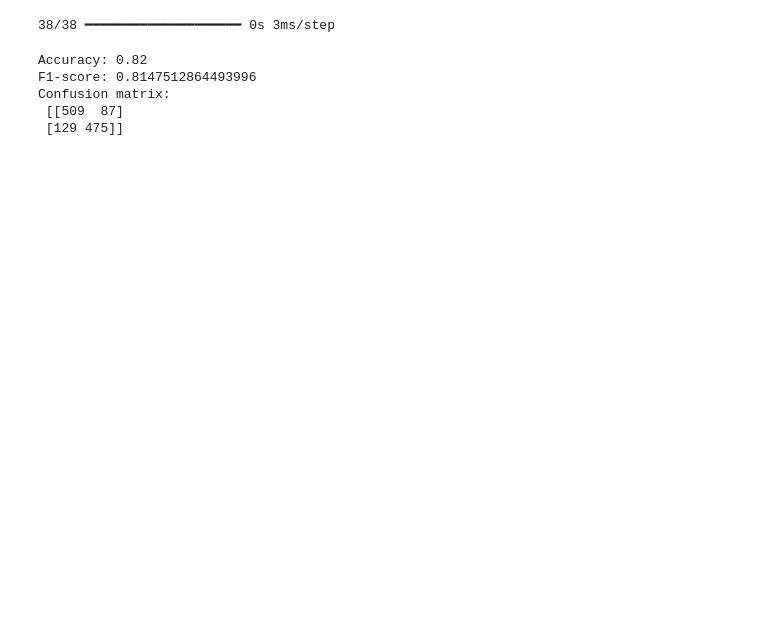
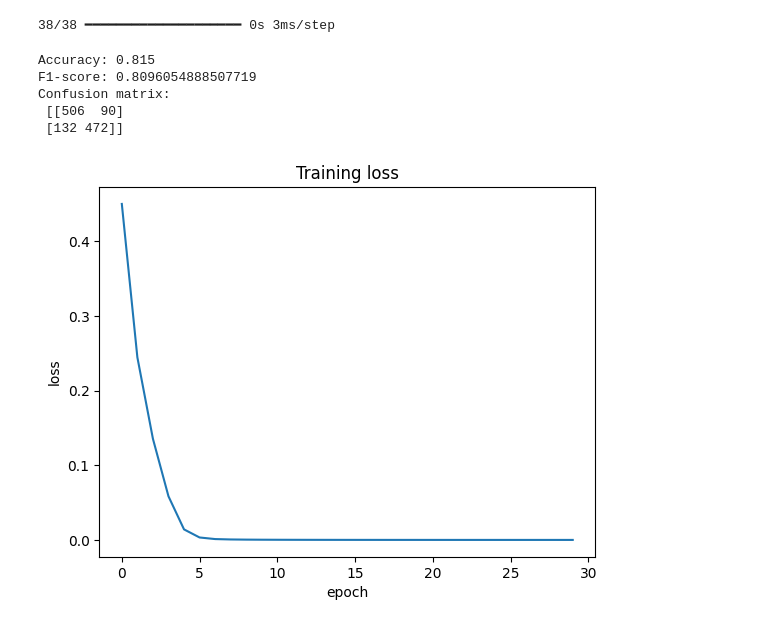
Before and after one commit to Avvicii/MLEE-assignment, a Jupyter notebook: LOS_NLOS_with_PCA.ipynb, the cells around one changed output. Saved outputs shown, nothing was run; the diff lists cells and outputs as text; code cells hidden in the pictures; blank space fills up the shorter version.

```diff
--- a/LOS_NLOS_with_PCA.ipynb
+++ b/LOS_NLOS_with_PCA.ipynb
@@ -40,8 +40,7 @@ scaler = StandardScaler()
 x_train_scaled = scaler.fit_transform(x_train)
 x_test_scaled = scaler.transform(x_test)
 # %%
-pca = PCA(n_components=0.88
-          )
+pca = PCA(n_components=0.88)
 pca.fit(x_train_scaled)
 # %% [output]
 PCA(n_components=0.88)
@@ -75,6 +74,6 @@ Model: "sequential_9"
  Trainable params: 42,689 (166.75 KB)
  Non-trainable params: 0 (0.00 B)
 # %%
-model.fit(x_train_pca, y_train, epochs=30, batch_size=16, validation_split=0.1, verbose=1)
+history = model.fit(x_train_pca, y_train, epochs=30, batch_size=16, validation_split=0.1, verbose=1)
 # %% [output]
 Epoch 1/30
@@ -104,8 +102,18 @@ print("Accuracy:", accuracy_score(y_test, y_pred))
 print("F1-score:", f1_score(y_test, y_pred))
 print("Confusion matrix:\n", confusion_matrix(y_test, y_pred))
 # %% [output]
-Accuracy: 0.82
-F1-score: 0.8147512864493996
+Accuracy: 0.815
+F1-score: 0.8096054888507719
 Confusion matrix:
- [[509  87]
- [129 475]]
+ [[506  90]
+ [132 472]]
+# %%
+from matplotlib import pyplot as plt
+
+plt.plot(history.history['loss'])
+plt.title("Training loss")
+plt.xlabel('epoch')
+plt.ylabel('loss')
+plt.show()
+# %% [output]
+[figure, added]
```
Also changed, not shown: parts of 2 cells of this notebook.
